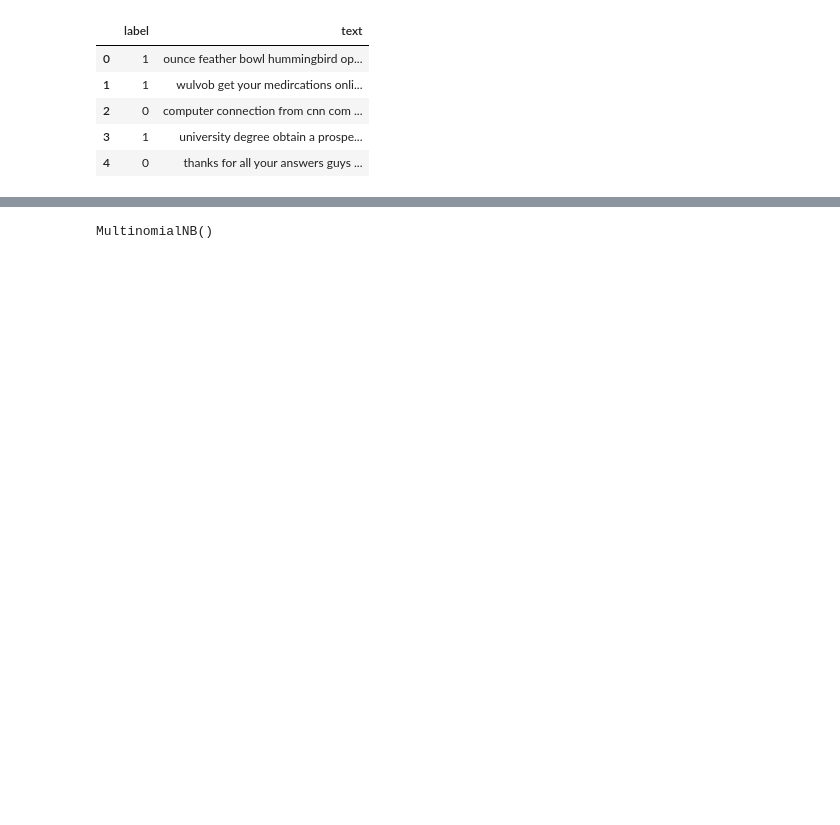
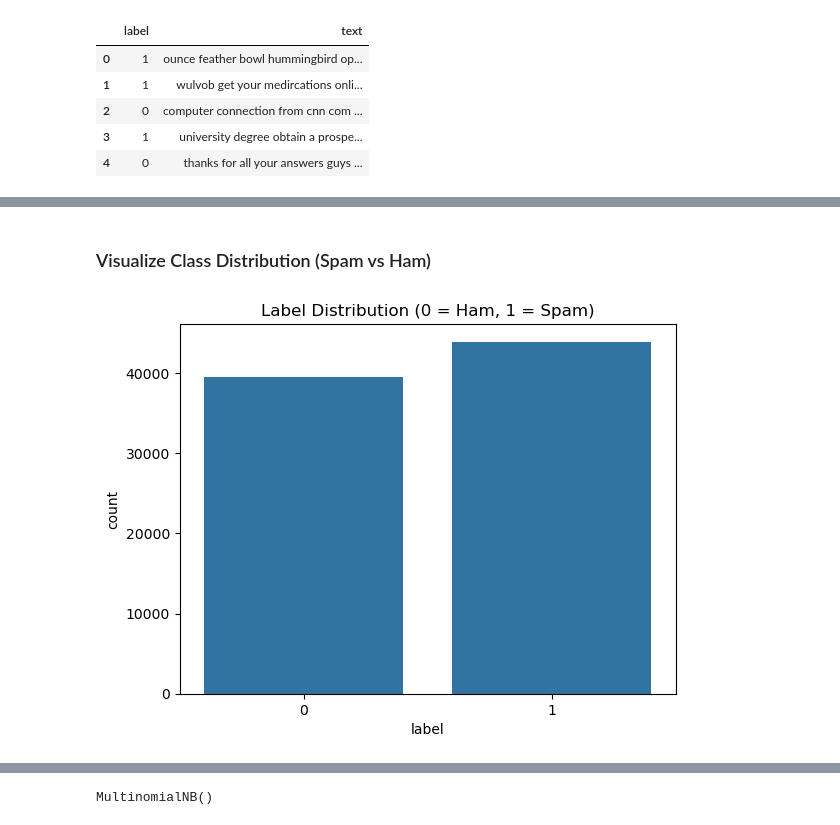
Before and after one commit to dina0422/spam-email-classification, a Jupyter notebook: email-spam-naive-bayes.ipynb, the cells around one changed output, grey strips where cells are left out. Saved outputs shown, nothing was run; the diff lists cells and outputs as text; code cells hidden in the pictures; blank space fills up the shorter version.

```diff
--- a/email-spam-naive-bayes.ipynb
+++ b/email-spam-naive-bayes.ipynb
@@ -22,0 +63,9 @@ df.groupby('label').describe()
+# %% [markdown]
+### Visualize Class Distribution (Spam vs Ham)
+# %%
+
+sns.countplot(data=df, x='label')
+plt.title("Label Distribution (0 = Ham, 1 = Spam)")
+plt.show()
+# %% [output]
+[figure, added]
```
Also changed, not shown: parts of 23 cells of this notebook, 3 other files.
